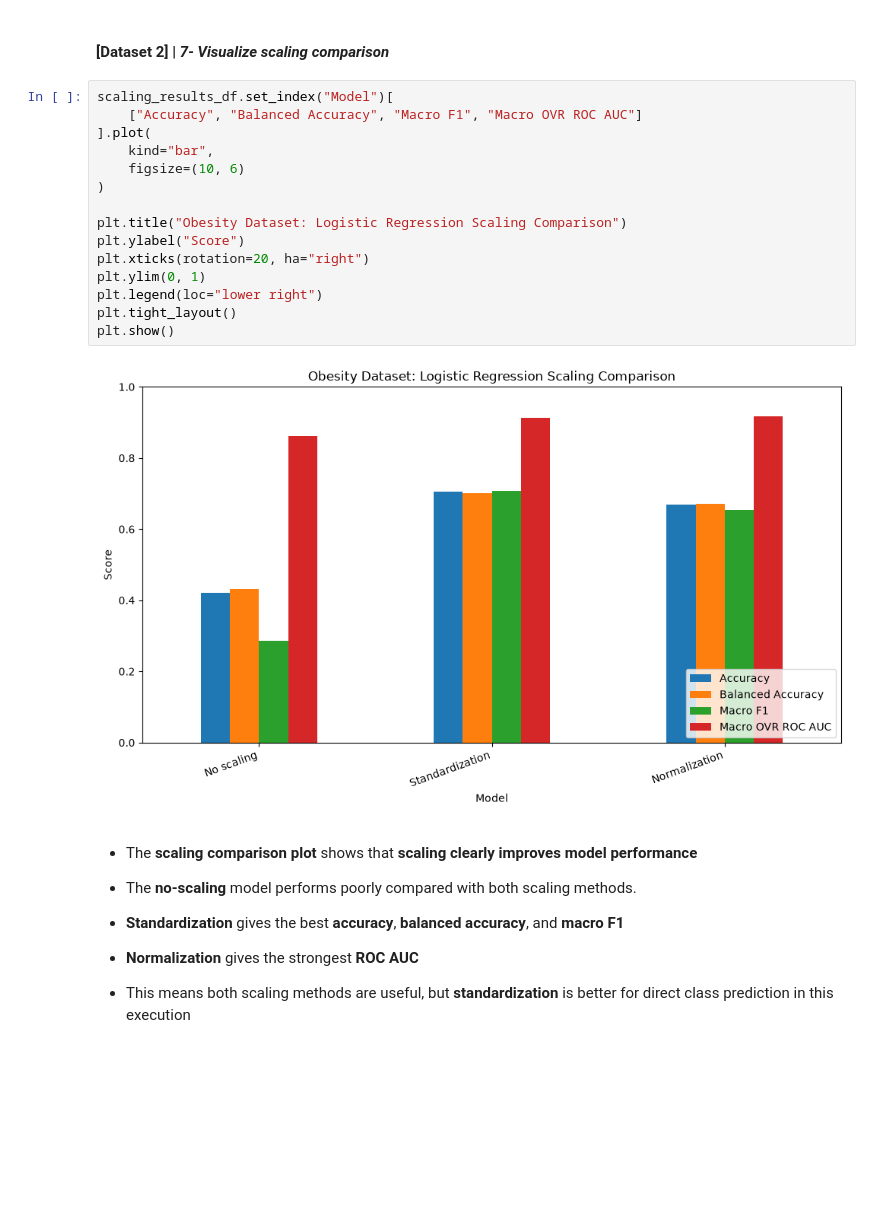
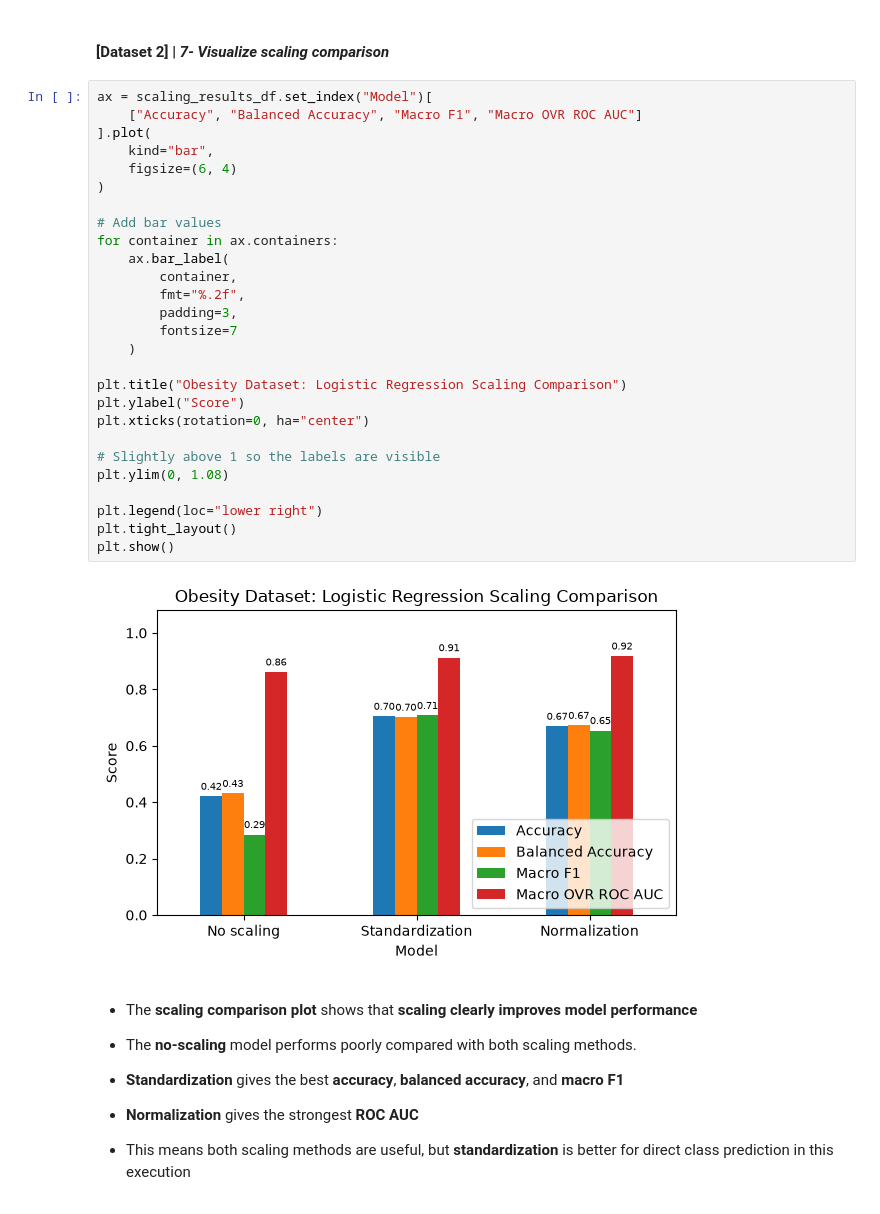
Before and after one commit to jasser-dh/MOD-C-1, a Jupyter notebook: OMDS-ModC1-Week4-Dhaouadi-Jasser.ipynb, the cells around one changed output. Cells and saved outputs as stored; diff of their text form; blank space fills up the shorter version.

```diff
--- a/OMDS-ModC1-Week4-Dhaouadi-Jasser.ipynb
+++ b/OMDS-ModC1-Week4-Dhaouadi-Jasser.ipynb
@@ -1073,23 +1091,35 @@ display(scaling_results_df)
 - **Normalization** had the best **ROC AUC** and **lowest log loss**, and it also required the fewest **iterations**
 # %% [markdown]
 #### [Dataset 2] | *7- Visualize scaling comparison*
-# %%
-scaling_results_df.set_index("Model")[
-    ["Accuracy", "Balanced Accuracy", "Macro F1", "Macro OVR ROC AUC"]
-].plot(
-    kind="bar",
-    figsize=(10, 6)
-)
-
-plt.title("Obesity Dataset: Logistic Regression Scaling Comparison")
-plt.ylabel("Score")
-plt.xticks(rotation=20, ha="right")
-plt.ylim(0, 1)
-plt.legend(loc="lower right")
-plt.tight_layout()
-plt.show()
-# %% [output]
-[figure, removed]
+# %%
+ax = scaling_results_df.set_index("Model")[
+    ["Accuracy", "Balanced Accuracy", "Macro F1", "Macro OVR ROC AUC"]
+].plot(
+    kind="bar",
+    figsize=(6, 4)
+)
+
+# Add bar values
+for container in ax.containers:
+    ax.bar_label(
+        container,
+        fmt="%.2f",
+        padding=3,
+        fontsize=7
+    )
+
+plt.title("Obesity Dataset: Logistic Regression Scaling Comparison")
+plt.ylabel("Score")
+plt.xticks(rotation=0, ha="center")
+
+# Slightly above 1 so the labels are visible
+plt.ylim(0, 1.08)
+
+plt.legend(loc="lower right")
+plt.tight_layout()
+plt.show()
+# %% [output]
+[figure, added]
 # %% [markdown]
 - The **scaling comparison plot** shows that **scaling clearly improves model performance**
 
```
Also changed, not shown: parts of 2 cells of this notebook.
